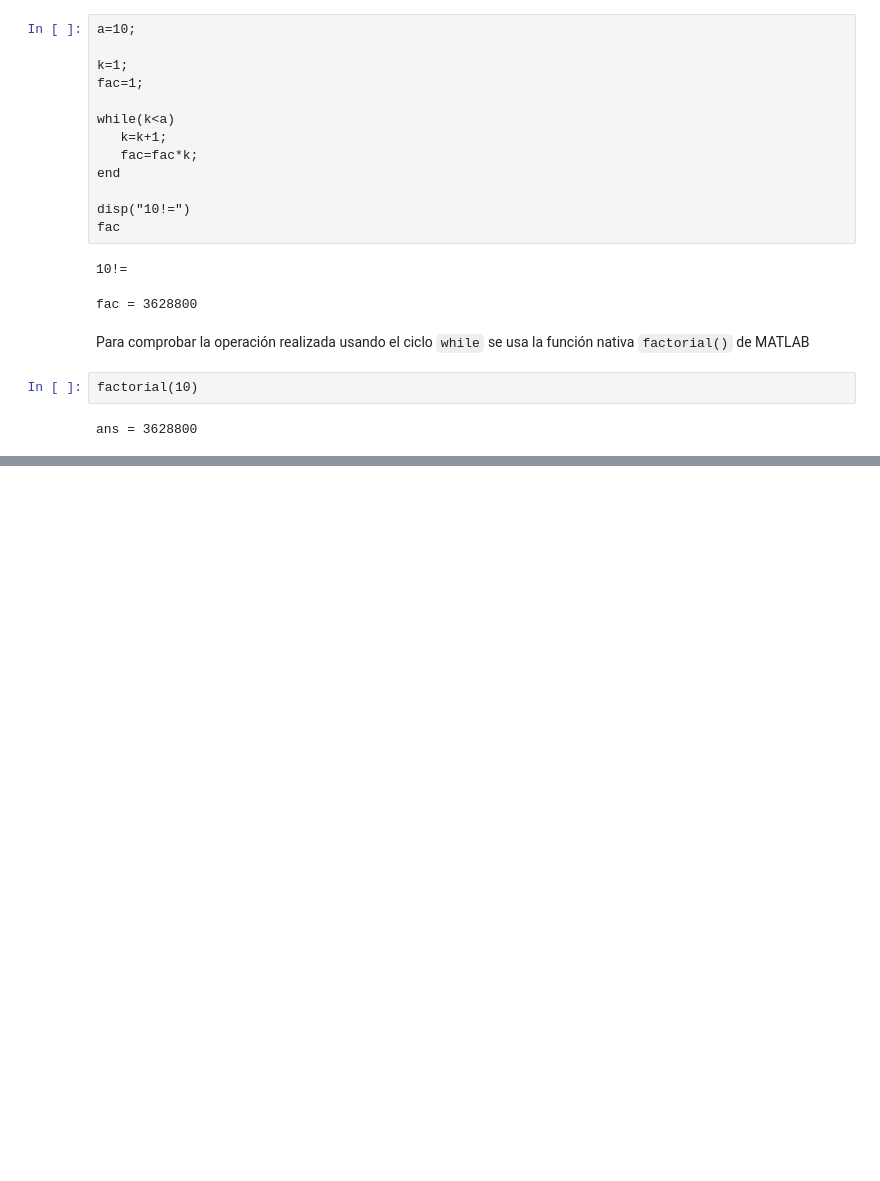
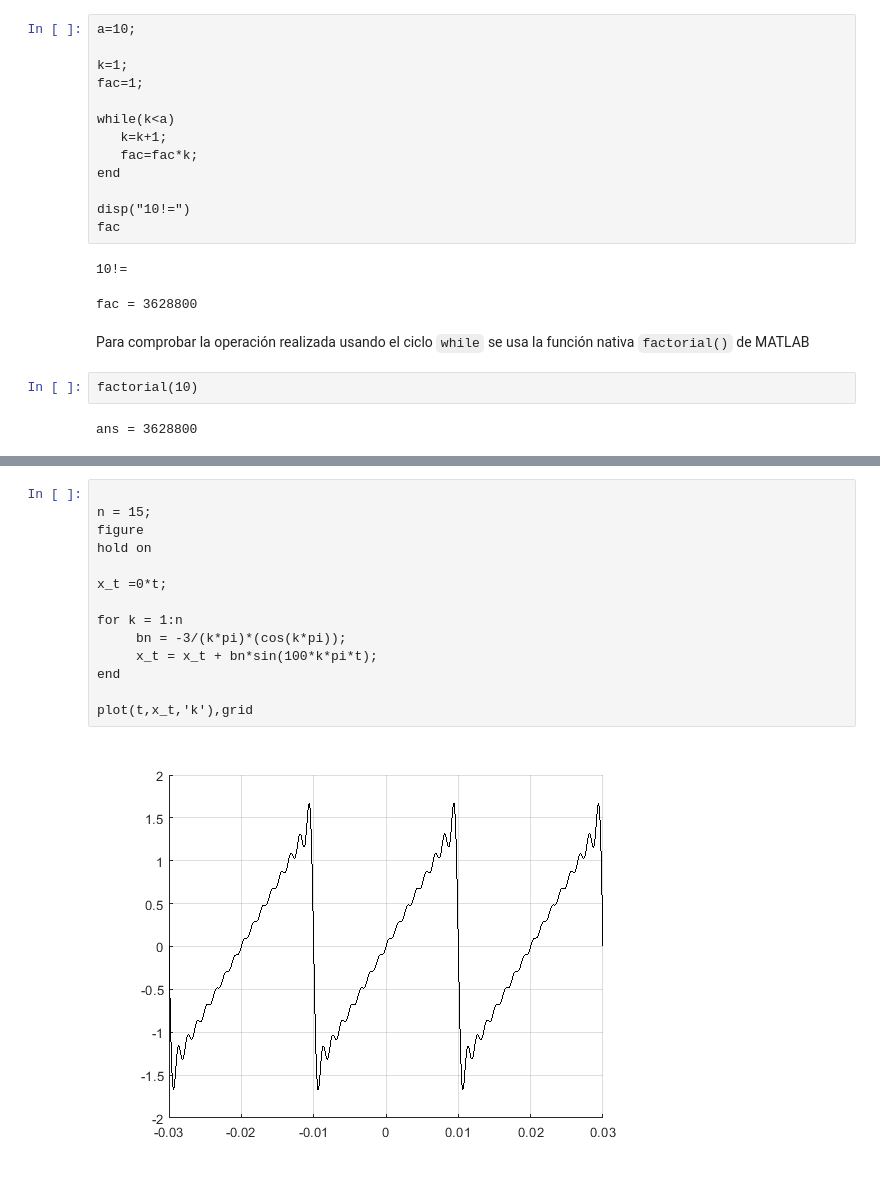
Before and after one commit to LuisGerardo2204/Practicas-de-MATLAB, a Jupyter notebook: _build/jupyter_execute/Practica4.ipynb, the cells around one changed output, grey strips where cells are left out. Saved outputs shown, nothing was run; the diff lists cells and outputs as text; blank space fills up the shorter version.

```diff
--- a/_build/jupyter_execute/Practica4.ipynb
+++ b/_build/jupyter_execute/Practica4.ipynb
@@ -288,0 +405,16 @@ ans = 3628800
+# %%
+
+n = 15;
+figure
+hold on
+
+x_t =0*t;
+
+for k = 1:n
+     bn = -3/(k*pi)*(cos(k*pi));
+     x_t = x_t + bn*sin(100*k*pi*t);
+end
+
+plot(t,x_t,'k'),grid
+# %% [output]
+[figure, added]
```
Also changed, not shown: parts of 7 cells of this notebook, 27 other files.
